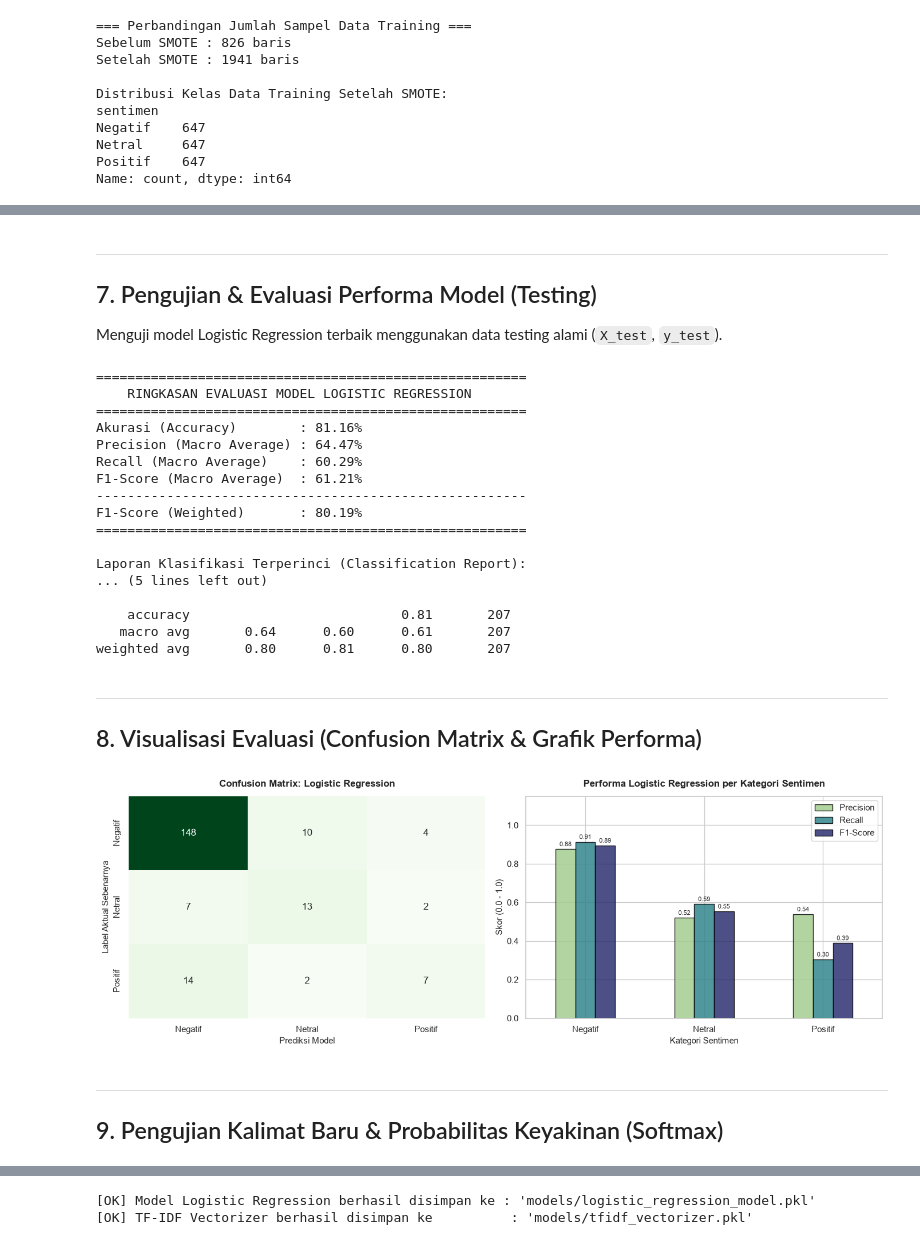
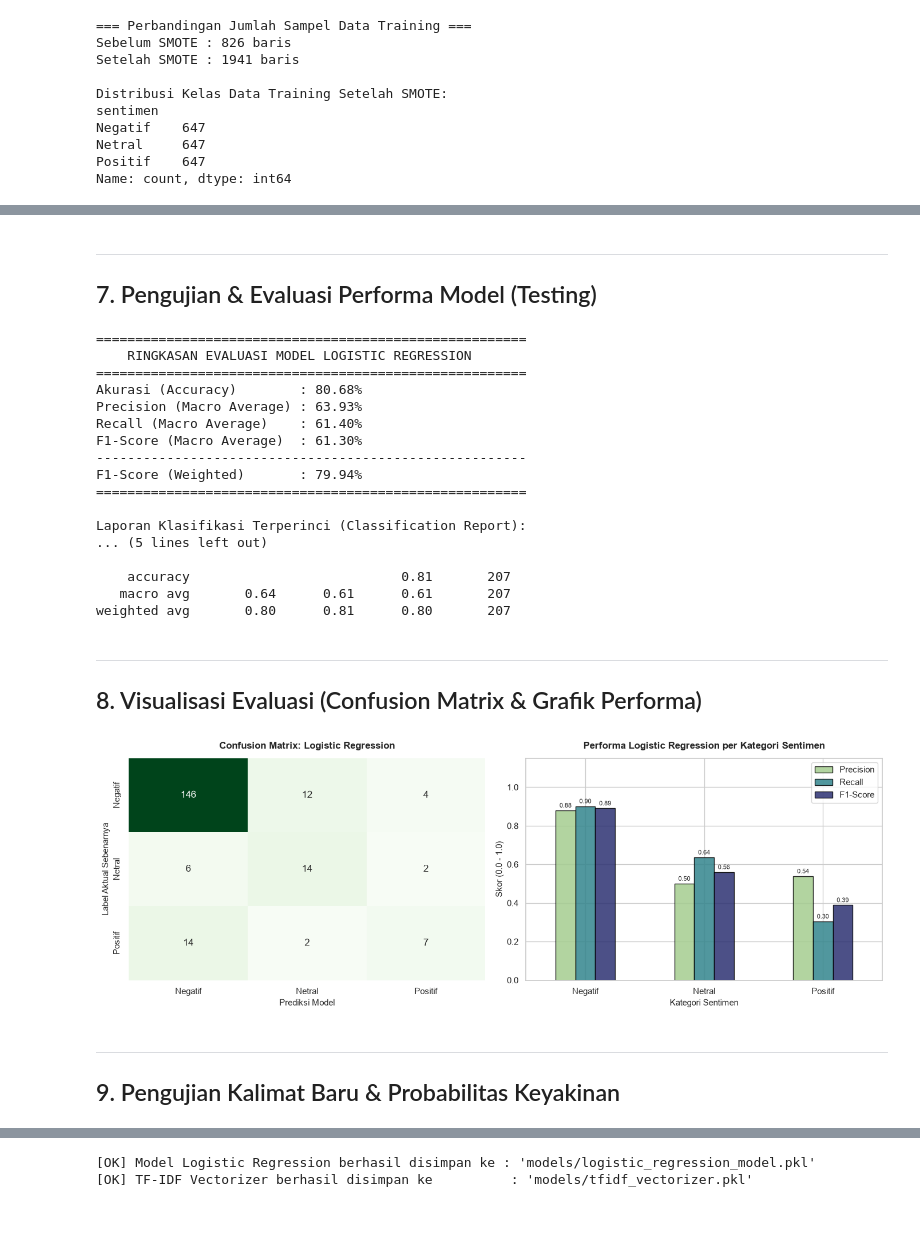
Before and after one commit to WAGONEPC/sentiment-analysis-msci-indonesia-svm-vs-lr, a Jupyter notebook: logistic_regression_training_testing.ipynb, the cells around one changed output, grey strips where cells are left out. Cells and saved outputs as stored; diff of their text form; code cells hidden in the pictures; blank space fills up the shorter version.

```diff
--- a/logistic_regression_training_testing.ipynb
+++ b/logistic_regression_training_testing.ipynb
@@ -153,6 +99,9 @@ Pembagian menggunakan opsi `stratify=y` untuk menjaga proporsi distribusi kelas
 # %%
-X_train, X_test, y_train, y_test = train_test_split(
-    X, y,
+X_raw = df[text_col].astype(str)
+y = df['sentimen']
+
+X_train_raw, X_test_raw, y_train, y_test = train_test_split(
+    X_raw, y,
     test_size=0.2,
     random_state=42,
     stratify=y
@@ -174,0 +127,12 @@ Name: count, dtype: int64
+# %%
+tfidf = TfidfVectorizer(max_features=1000)
+
+# Fit & Transform pada data latih
+X_train = tfidf.fit_transform(X_train_raw).toarray()
+
+# Transform ONLY pada data uji
+X_test = tfidf.transform(X_test_raw).toarray()
+
+print("[OK] Pembobotan TF-IDF Selesai!")
+print(f" - Matriks Fitur Latih (X_train) : {X_train.shape[0]} baris x {X_train.shape[1]} fitur")
+print(f" - Matriks Fitur Uji   (X_test)  : {X_test.shape[0]} baris x {X_test.shape[1]} fitur")
@@ -241,19 +200,13 @@ Skor Rata-rata F1-Macro CV : 0.9592
 # %% [markdown]
 ---
 ## 7. Pengujian & Evaluasi Performa Model (Testing)
-Menguji model Logistic Regression terbaik menggunakan data testing alami (`X_test`, `y_test`).
 # %%
-# Prediksi label pada data testing
 y_pred = best_lr.predict(X_test)
 
-# Perhitungan metrik evaluasi
 acc = accuracy_score(y_test, y_pred)
 prec_macro = precision_score(y_test, y_pred, average='macro', zero_division=0)
 rec_macro = recall_score(y_test, y_pred, average='macro', zero_division=0)
 f1_macro = f1_score(y_test, y_pred, average='macro', zero_division=0)
-
-prec_weighted = precision_score(y_test, y_pred, average='weighted', zero_division=0)
-rec_weighted = recall_score(y_test, y_pred, average='weighted', zero_division=0)
 f1_weighted = f1_score(y_test, y_pred, average='weighted', zero_division=0)
 
 print("="*55)
@@ -273,19 +226,19 @@ print(classification_report(y_test, y_pred, zero_division=0))
 =======================================================
     RINGKASAN EVALUASI MODEL LOGISTIC REGRESSION
 =======================================================
-Akurasi (Accuracy)        : 81.16%
-Precision (Macro Average) : 64.47%
-Recall (Macro Average)    : 60.29%
-F1-Score (Macro Average)  : 61.21%
+Akurasi (Accuracy)        : 80.68%
+Precision (Macro Average) : 63.93%
+Recall (Macro Average)    : 61.40%
+F1-Score (Macro Average)  : 61.30%
 -------------------------------------------------------
-F1-Score (Weighted)       : 80.19%
+F1-Score (Weighted)       : 79.94%
 =======================================================
 
 Laporan Klasifikasi Terperinci (Classification Report):
 ... (5 lines left out)
 
     accuracy                           0.81       207
-   macro avg       0.64      0.60      0.61       207
+   macro avg       0.64      0.61      0.61       207
 weighted avg       0.80      0.81      0.80       207
 # %% [markdown]
 ---
@@ -296,47 +249,44 @@ cm = confusion_matrix(y_test, y_pred, labels=labels_order)
 
 plt.figure(figsize=(14, 5))
 
-# Subplot 1: Confusion Matrix Heatmap
 plt.subplot(1, 2, 1)
 sns.heatmap(
     cm,
     annot=True,
     fmt='d',
     cmap='Greens',
     xticklabels=labels_order,
     yticklabels=labels_order,
     cbar=False
 )
 plt.title('Confusion Matrix: Logistic Regression', fontsize=12, fontweight='bold', pad=12)
 plt.xlabel('Prediksi Model', fontsize=11)
 plt.ylabel('Label Aktual Sebenarnya', fontsize=11)
 
-# Subplot 2: Metrik per Kelas Sentimen
 plt.subplot(1, 2, 2)
 report_dict = classification_report(y_test, y_pred, output_dict=True, zero_division=0)
 metrics_df = pd.DataFrame({
-    'Precision': [report_dict[c]['precision'] for c in labels_order],
-    'Recall': [report_dict[c]['recall'] for c in labels_order],
-    'F1-Score': [report_dict[c]['f1-score'] for c in labels_order]
-}, index=labels_order)
+    'Precision': [report_dict[c]['precision'] for c in labels_order if c in report_dict],
+    'Recall': [report_dict[c]['recall'] for c in labels_order if c in report_dict],
+    'F1-Score': [report_dict[c]['f1-score'] for c in labels_order if c in report_dict]
+}, index=[c for c in labels_order if c in report_dict])
 
 ax2 = metrics_df.plot(kind='bar', ax=plt.gca(), colormap='crest', edgecolor='black', alpha=0.85)
 plt.title('Performa Logistic Regression per Kategori Sentimen', fontsize=12, fontweight='bold', pad=12)
 plt.xlabel('Kategori Sentimen', fontsize=11)
 plt.ylabel('Skor (0.0 - 1.0)', fontsize=11)
 plt.ylim(0, 1.15)
 plt.legend(loc='upper right', frameon=True)
 plt.xticks(rotation=0)
 
-# Tambahkan label nilai di atas batang grafik
 for container in ax2.containers:
     ax2.bar_label(container, fmt='%.2f', fontsize=8, padding=2)
 
 plt.tight_layout()
 plt.show()
 # %% [output]
-[figure, old version]
+[figure, new version]
 # %% [markdown]
 ---
-## 9. Pengujian Kalimat Baru & Probabilitas Keyakinan (Softmax)
+## 9. Pengujian Kalimat Baru & Probabilitas Keyakinan
 # %%
```
Also changed, not shown: parts of 18 cells of this notebook, 13 other files.
